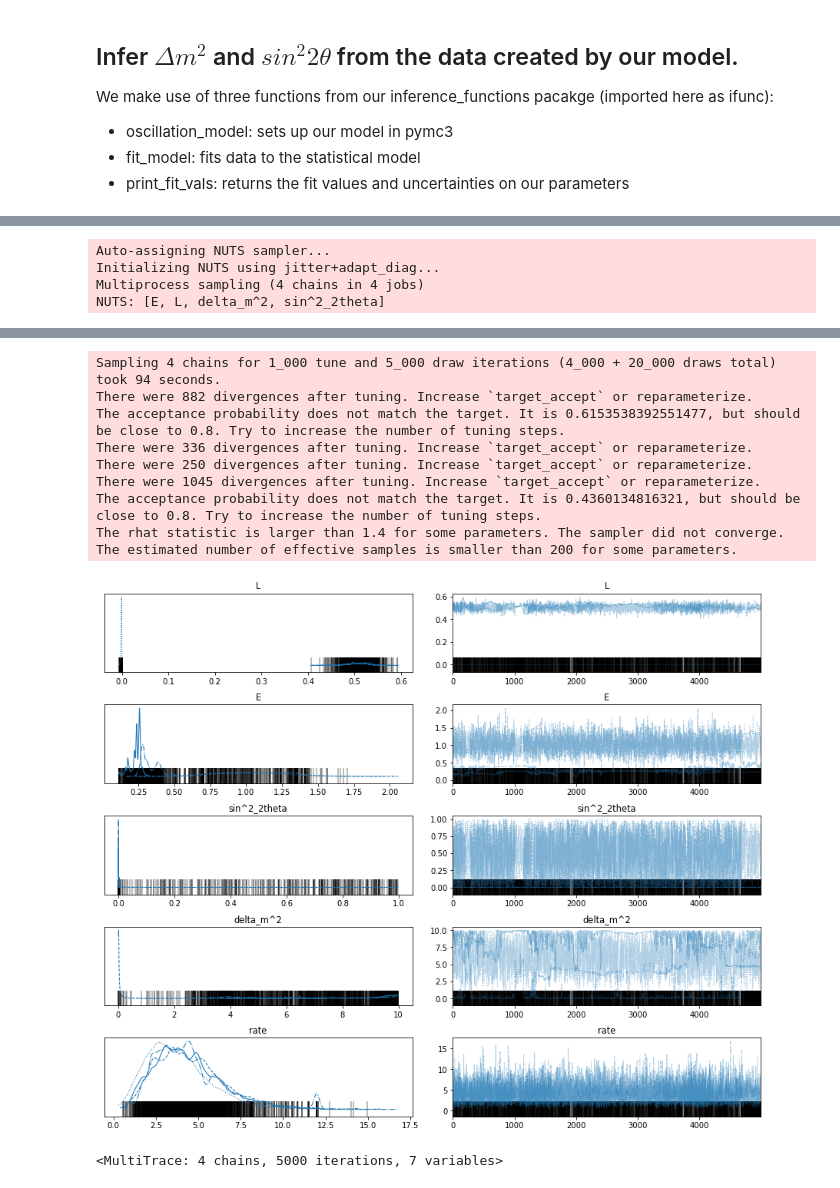
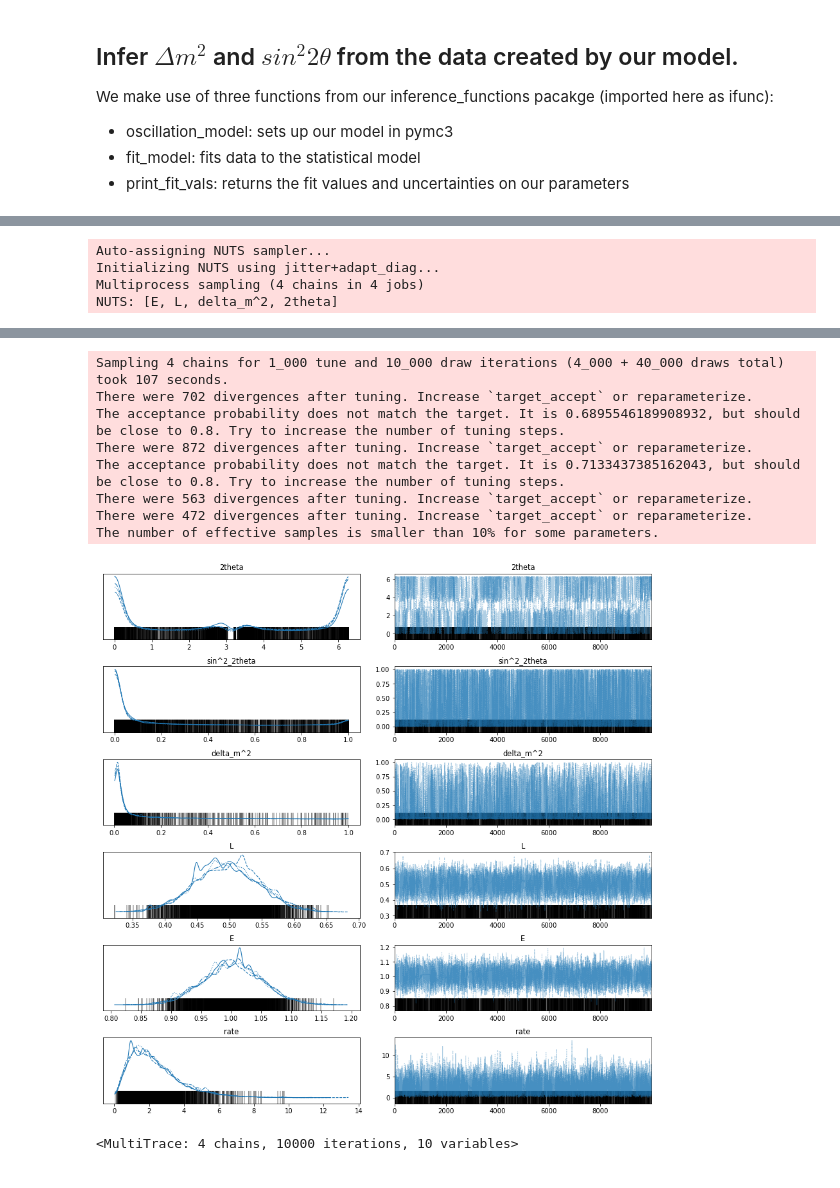
Before and after one commit to phys201/bayboone, a Jupyter notebook: tutorial.ipynb, the cells around one changed output, grey strips where cells are left out. Cells and saved outputs as stored; diff of their text form; code cells hidden in the pictures.

Commit message:
Still a work in progress, just cleaned up a bit
Why so many divergences?

```diff
--- a/tutorial.ipynb
+++ b/tutorial.ipynb
@@ -57,5 +60,2 @@ $$
                 \end{array}
                 $$
-# %%
-data = [600000, 10]
-best_fit, cov = ifunc.fit_model(data)
@@ -112,31 +62,30 @@ ax.set_ylim(-0.1, 0.1)
 # %%
 importlib.reload(ifunc)
-data = [60000, 4]
+data = [60000, 2]
 #After merge, should be able to use data as defined above instead of the points
-#The points here should correspond to dms = 1eV^2, ss2t = 0.5
+#The points here should correspond to dms = 0.8 eV^2, ss2t = 0.5
 trace = ifunc.new_fit_model(data)
 # %% [output]
 Auto-assigning NUTS sampler...
 Initializing NUTS using jitter+adapt_diag...
 Multiprocess sampling (4 chains in 4 jobs)
-NUTS: [E, L, delta_m^2, sin^2_2theta]
+NUTS: [E, L, delta_m^2, 2theta]
 [interactive output not drawn]
-Sampling 4 chains for 1_000 tune and 5_000 draw iterations (4_000 + 20_000 draws total) took 94 seconds.
-There were 882 divergences after tuning. Increase `target_accept` or reparameterize.
-The acceptance probability does not match the target. It is 0.6153538392551477, but should be close to 0.8. Try to increase the number of tuning steps.
-There were 336 divergences after tuning. Increase `target_accept` or reparameterize.
-There were 250 divergences after tuning. Increase `target_accept` or reparameterize.
-There were 1045 divergences after tuning. Increase `target_accept` or reparameterize.
-The acceptance probability does not match the target. It is 0.4360134816321, but should be close to 0.8. Try to increase the number of tuning steps.
-The rhat statistic is larger than 1.4 for some parameters. The sampler did not converge.
-The estimated number of effective samples is smaller than 200 for some parameters.
+Sampling 4 chains for 1_000 tune and 10_000 draw iterations (4_000 + 40_000 draws total) took 107 seconds.
+There were 702 divergences after tuning. Increase `target_accept` or reparameterize.
+The acceptance probability does not match the target. It is 0.6895546189908932, but should be close to 0.8. Try to increase the number of tuning steps.
+There were 872 divergences after tuning. Increase `target_accept` or reparameterize.
+The acceptance probability does not match the target. It is 0.7133437385162043, but should be close to 0.8. Try to increase the number of tuning steps.
+There were 563 divergences after tuning. Increase `target_accept` or reparameterize.
+There were 472 divergences after tuning. Increase `target_accept` or reparameterize.
+The number of effective samples is smaller than 10% for some parameters.
-[figure, old version]
+[figure, new version]
 # %%
 df_trace = pm.trace_to_dataframe(trace)
 # %%
 trace
 # %% [output]
-<MultiTrace: 4 chains, 5000 iterations, 7 variables>
+<MultiTrace: 4 chains, 10000 iterations, 10 variables>
 # %%
 joint_kde = sns.jointplot(x='delta_m^2', y='sin^2_2theta', data=df_trace, kind='scatter', s=0.2)
 # %% [output]
```
Also changed, not shown: parts of 11 cells of this notebook, 1 other file.
